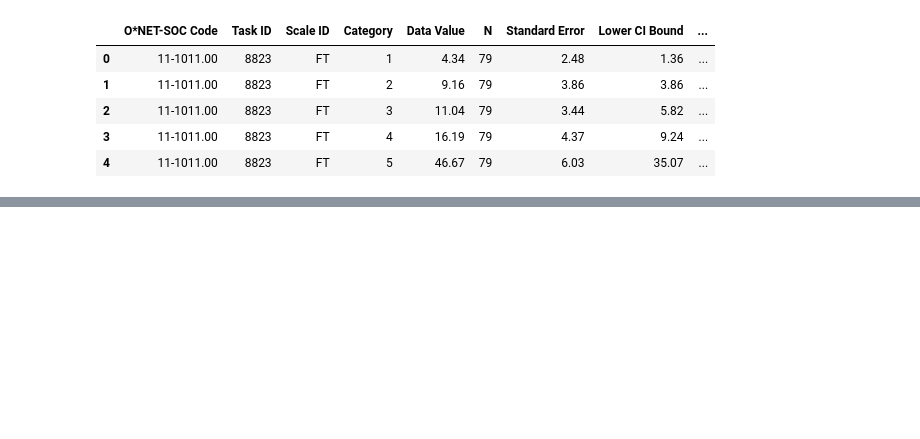
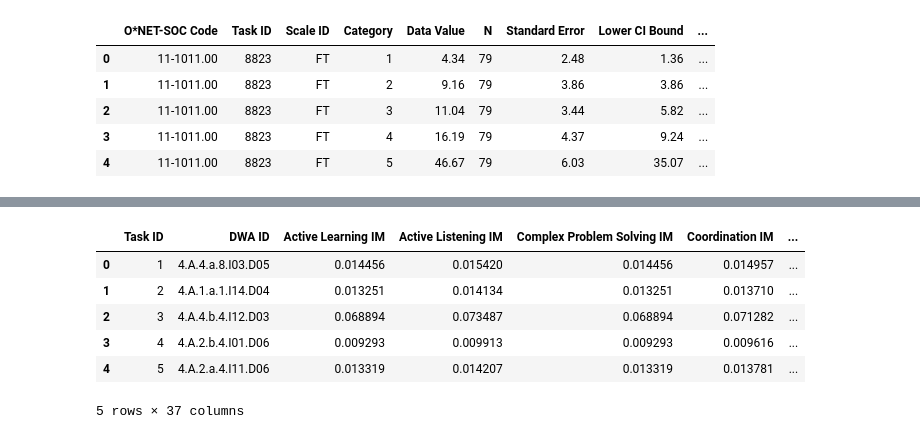
Before and after one commit to PDuckworth/FutureOf, a Jupyter notebook: FutureOfEmployment/skills_ability_vector_per_task.ipynb, the cells around one changed output, grey strips where cells are left out. Drawn from its saved outputs; the diff is of its cells as text; code cells hidden in the pictures; blank space fills up the shorter version.

```diff
--- a/FutureOfEmployment/skills_ability_vector_per_task.ipynb
+++ b/FutureOfEmployment/skills_ability_vector_per_task.ipynb
@@ -38,7 +38,8 @@ occupations.head()
 tasks = pd.read_table(os.path.join(datasets, 'ONET/databases/db2016/Task Statements.txt'), sep='\t')
 tasks = tasks[['O*NET-SOC Code', 'Task ID', 'Task']]
 
-reduce_tasks = tasks['O*NET-SOC Code'].unique()[:2]
+reduce_tasks = tasks['O*NET-SOC Code'].unique()#[:2]
 tasks = tasks[tasks['O*NET-SOC Code'].isin(reduce_tasks)]      # reduce the task matrix for now :)
+print tasks.shape, "UNIQUE tasks: ", len(tasks['Task ID'].unique())  # All tasks are unique to Occupation it seems
 tasks.head()
 # %% [output]
@@ -250,0 +327,17 @@ skills_by_occuTasks.shape
+# %%
+df4 = pd.DataFrame(data=weighted_vecs)
+task_cols = ['Task ID', 'DWA ID']
+
+skill_column_names = list(skills_pivot.columns[1:])
+df4.columns = np.append(task_cols, skill_column_names)
+skill_column_names
+df4[skill_column_names] = df4[skill_column_names].apply(pd.to_numeric)
+df4.head()
+# %% [output]
+|  | Task ID | DWA ID | Active Learning IM | Active Listening IM | Complex Problem Solving IM | Coordination IM | ... |
+| 0 | 1 | 4.A.4.a.8.I03.D05 | 0.014456 | 0.015420 | 0.014456 | 0.014957 | ... |
+| 1 | 2 | 4.A.1.a.1.I14.D04 | 0.013251 | 0.014134 | 0.013251 | 0.013710 | ... |
+| 2 | 3 | 4.A.4.b.4.I12.D03 | 0.068894 | 0.073487 | 0.068894 | 0.071282 | ... |
+| 3 | 4 | 4.A.2.b.4.I01.D06 | 0.009293 | 0.009913 | 0.009293 | 0.009616 | ... |
+| 4 | 5 | 4.A.2.a.4.I11.D06 | 0.013319 | 0.014207 | 0.013319 | 0.013781 | ... |
+5 rows × 37 columns
```
Also changed, not shown: parts of 15 cells of this notebook.
